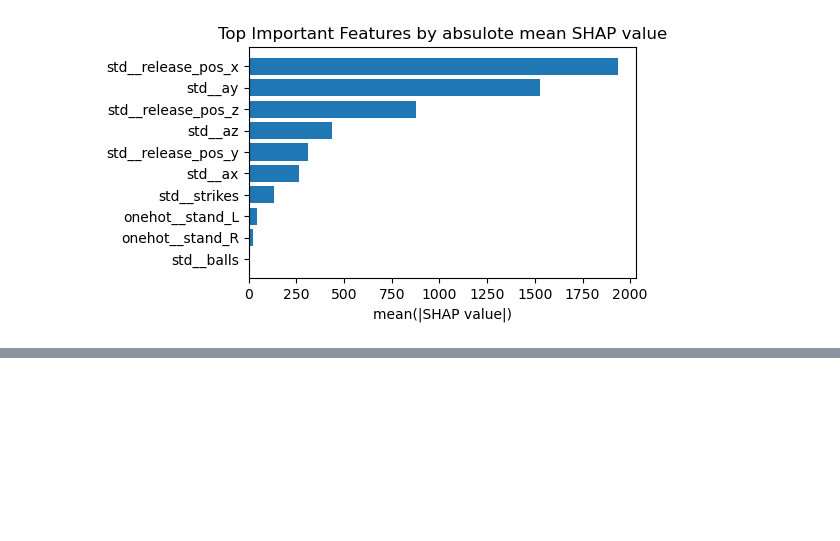
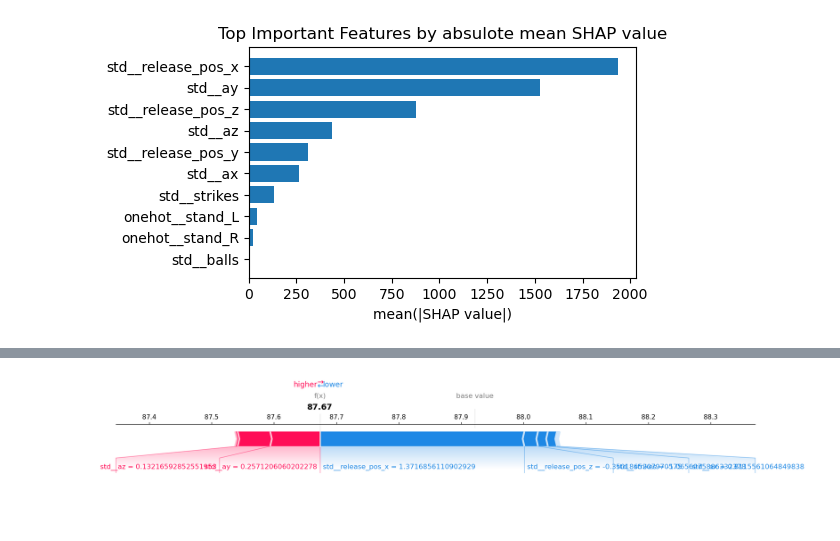
Before and after one commit to XiaoqingYao12/DATA1030project, a Jupyter notebook: src/baseball_analysis.ipynb, the cells around one changed output, grey strips where cells are left out. Saved outputs shown, nothing was run; the diff lists cells and outputs as text; code cells hidden in the pictures; blank space fills up the shorter version.

```diff
--- a/src/baseball_analysis.ipynb
+++ b/src/baseball_analysis.ipynb
@@ -642,3 +640,16 @@ shap.force_plot(
 ).savefig('/Users/xander/Desktop/DATA1030project/figures/local_index_0.png',dpi=300,bbox_inches="tight")
 # %% [output]
 [interactive output not drawn]
+# %%
+shap.initjs()
+index = 0
+
+shap.force_plot(
+    explainer.expected_value,
+    shap_values[index, :],
+    features=X_test_transformed[index, :],
+    feature_names=feature_names,
+    show=False,
+    matplotlib=True
+)
+# %% [output]
@@ -645,3 +657,4 @@ shap.force_plot(
+[figure, added]
 # %%
 
 shap.initjs()
```
Also changed, not shown: parts of 3 cells of this notebook, 2 other files.
